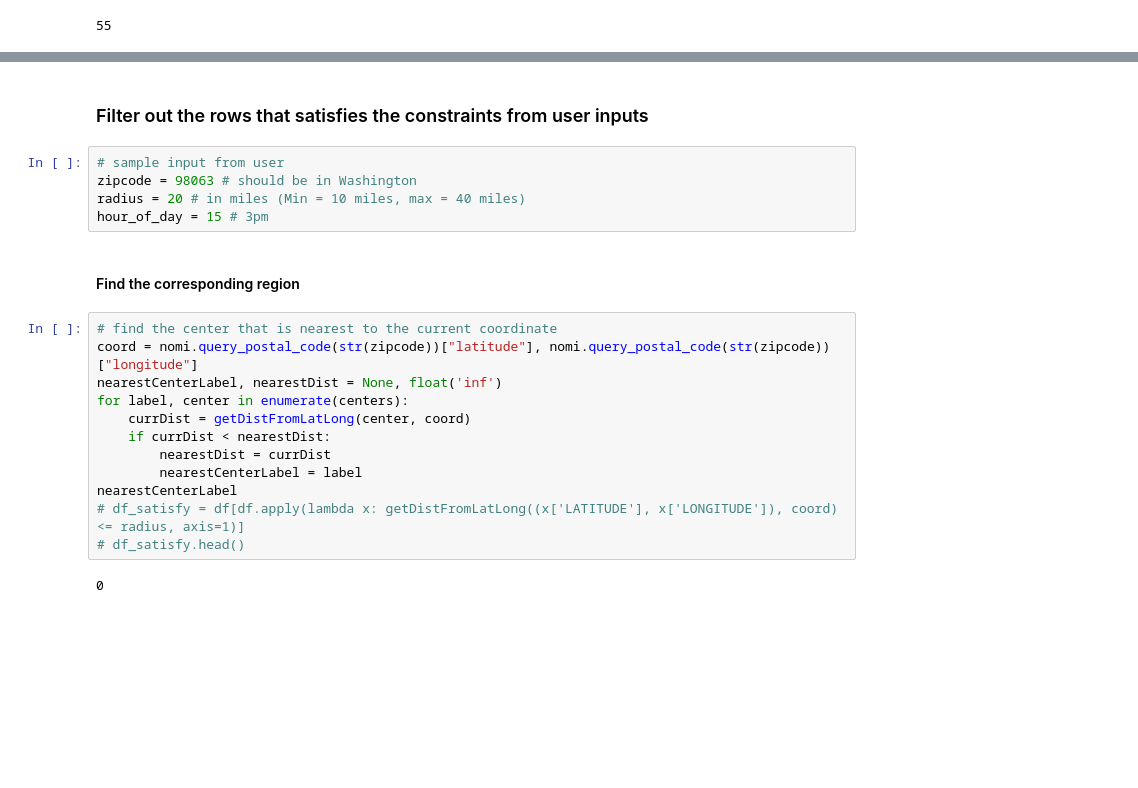
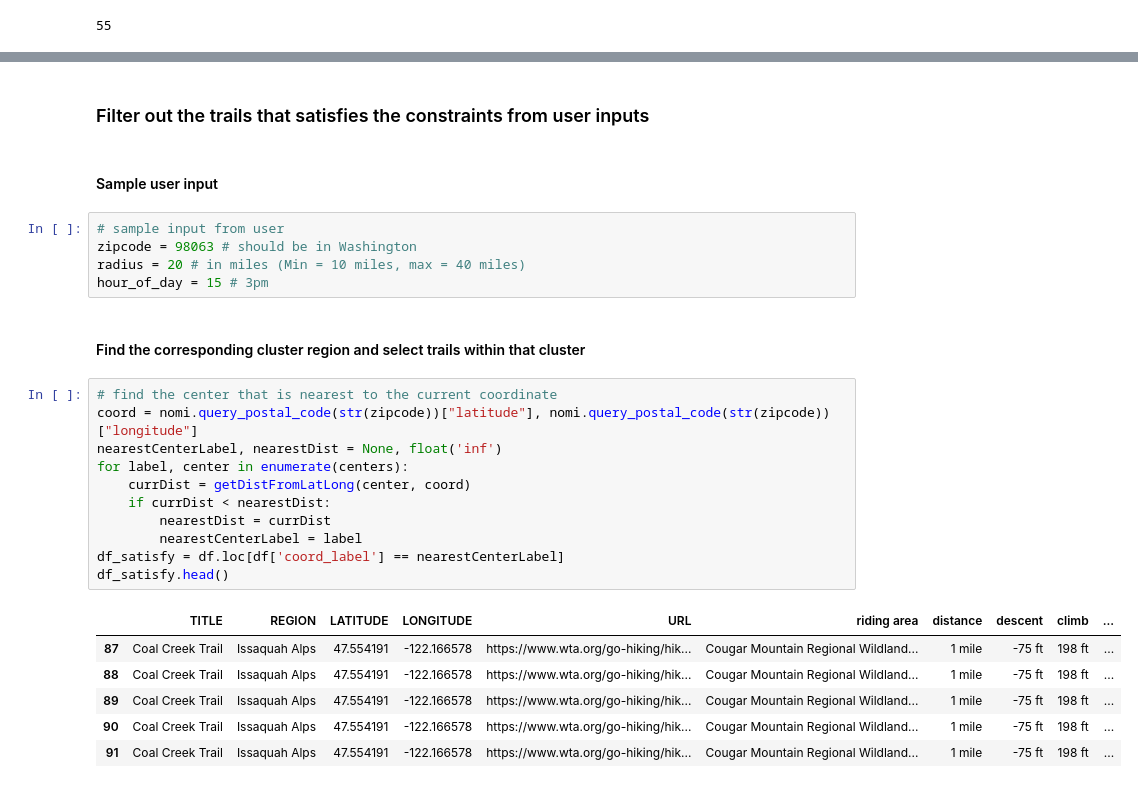
Before and after one commit to abonafede/TrailRecommendor, a Jupyter notebook: recommendation.ipynb, the cells around one changed output, grey strips where cells are left out. Drawn from its saved outputs; the diff is of its cells as text; blank space fills up the shorter version.

```diff
--- a/recommendation.ipynb
+++ b/recommendation.ipynb
@@ -210,23 +197,29 @@ max distance:  300.91549164496405
 # %% [markdown]
-### Filter out the rows that satisfies the constraints from user inputs
+### Filter out the trails that satisfies the constraints from user inputs
+# %% [markdown]
+#### Sample user input
 # %%
 # sample input from user
 zipcode = 98063 # should be in Washington
 radius = 20 # in miles (Min = 10 miles, max = 40 miles)
 hour_of_day = 15 # 3pm
 # %% [markdown]
-#### Find the corresponding region
+#### Find the corresponding cluster region and select trails within that cluster
 # %%
 # find the center that is nearest to the current coordinate
 coord = nomi.query_postal_code(str(zipcode))["latitude"], nomi.query_postal_code(str(zipcode))["longitude"]
 nearestCenterLabel, nearestDist = None, float('inf')
 for label, center in enumerate(centers):
     currDist = getDistFromLatLong(center, coord)
     if currDist < nearestDist:
         nearestDist = currDist
         nearestCenterLabel = label
-nearestCenterLabel
-# df_satisfy = df[df.apply(lambda x: getDistFromLatLong((x['LATITUDE'], x['LONGITUDE']), coord) <= radius, axis=1)]
-# df_satisfy.head()
+df_satisfy = df.loc[df['coord_label'] == nearestCenterLabel]
+df_satisfy.head()
 # %% [output]
-0
+|  | TITLE | REGION | LATITUDE | LONGITUDE | URL | riding area | distance | descent | climb | ... |
+| 87 | Coal Creek Trail | Issaquah Alps | 47.554191 | -122.166578 | https://www.wta.org/go-hiking/hik... | Cougar Mountain Regional Wildland... | 1 mile | -75 ft | 198 ft | ... |
+| 88 | Coal Creek Trail | Issaquah Alps | 47.554191 | -122.166578 | https://www.wta.org/go-hiking/hik... | Cougar Mountain Regional Wildland... | 1 mile | -75 ft | 198 ft | ... |
+| 89 | Coal Creek Trail | Issaquah Alps | 47.554191 | -122.166578 | https://www.wta.org/go-hiking/hik... | Cougar Mountain Regional Wildland... | 1 mile | -75 ft | 198 ft | ... |
+| 90 | Coal Creek Trail | Issaquah Alps | 47.554191 | -122.166578 | https://www.wta.org/go-hiking/hik... | Cougar Mountain Regional Wildland... | 1 mile | -75 ft | 198 ft | ... |
+| 91 | Coal Creek Trail | Issaquah Alps | 47.554191 | -122.166578 | https://www.wta.org/go-hiking/hik... | Cougar Mountain Regional Wildland... | 1 mile | -75 ft | 198 ft | ... |
```
Also changed, not shown: parts of 27 cells of this notebook.
